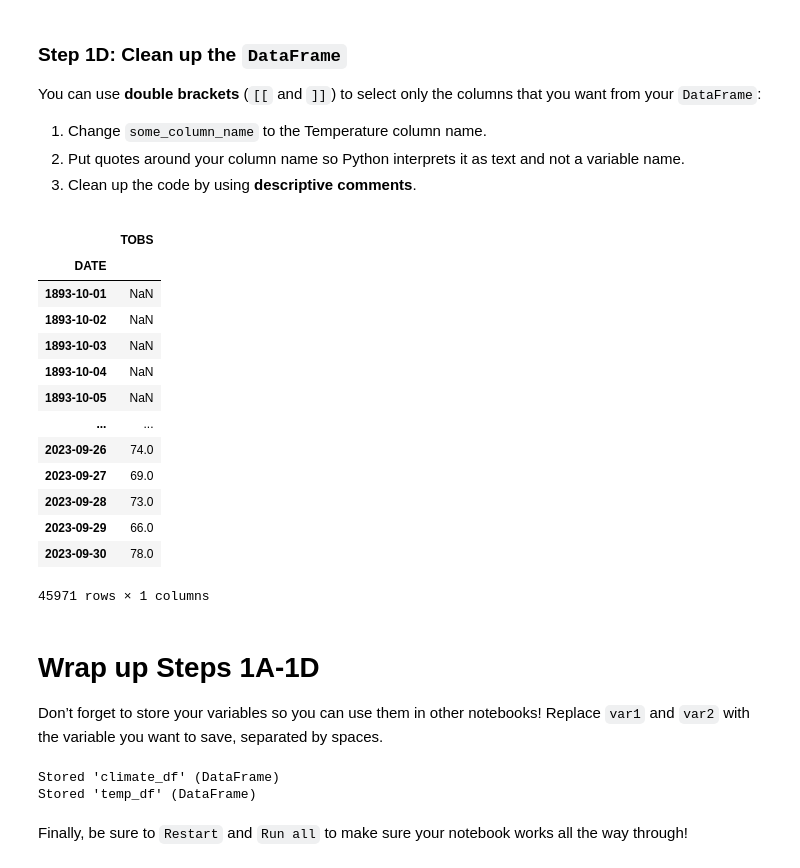
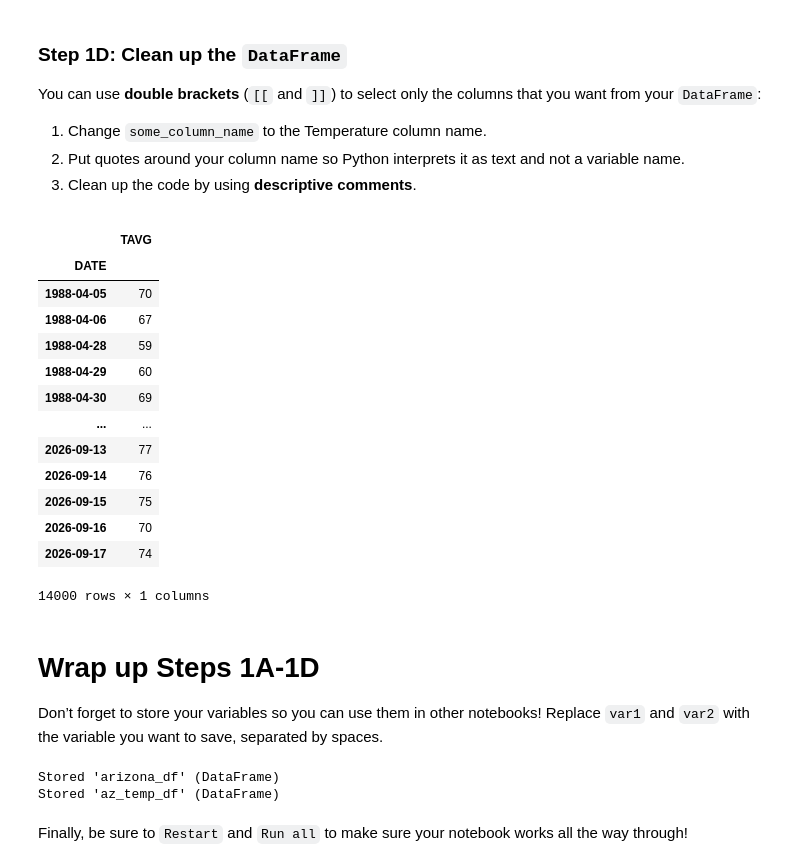
Before and after one commit to lauren-thomas2/01-climate-fall-template, a Jupyter notebook: portfolio-climate-analysis-02.ipynb, the cells around one changed output. Cells and saved outputs as stored; diff of their text form; code cells hidden in the pictures.

```diff
--- a/portfolio-climate-analysis-02.ipynb
+++ b/portfolio-climate-analysis-02.ipynb
@@ -21,17 +21,30 @@ import pandas as pd ### analyze and manipulate data
 
 Here, we'll download some climate data from Arizona in CSV format. I'm interested in this area because some of my research focuses on assessing floodplain organic carbon stocks along the San Pedro River, AZ.
 # %%
+arizona_df = pd.read_csv('muleshoe_ranch_climate_data.csv',
+
+### Tell python which column to use as the index
+index_col='DATE',
+
+### Tell python to treat the DATE as a date
+parse_dates=True,
+
+### Designate NaNs as missing data
+na_values=["NaN"]
+)
+
 ### define project name
-project_name = 'Arizona Climate'
+#project_name = 'Arizona Climate'
 
 ### set up project folders
-project = earthpy.Project(
-    project_name,
-    dirname = 'arizona-climate-data')
+#project = earthpy.Project(
+#    project_name,
+#    dirname = 'arizona-climate-data')
 
 ### download data
-project.get_data('co-flood-extras')
+#project.get_data('co-flood-extras')
 
 ### check where the data ended up
-project.project_dir
+#project.project_dir
+arizona_df
 # %% [output]
@@ -102,33 +126,33 @@ comments</strong>.</li>
 </ol></div></div>
 # %%
 ### create new df that only includes temperature column
-temp_df = climate_df[['TOBS']]
-temp_df
+az_temp_df = arizona_df[['TAVG']]
+az_temp_df
 # %% [output]
-|  | TOBS |
+|  | TAVG |
 | DATE |  |
-| 1893-10-01 | NaN |
-| 1893-10-02 | NaN |
-| 1893-10-03 | NaN |
-| 1893-10-04 | NaN |
-| 1893-10-05 | NaN |
+| 1988-04-05 | 70 |
+| 1988-04-06 | 67 |
+| 1988-04-28 | 59 |
+| 1988-04-29 | 60 |
+| 1988-04-30 | 69 |
 | ... | ... |
-| 2023-09-26 | 74.0 |
-| 2023-09-27 | 69.0 |
-| 2023-09-28 | 73.0 |
-| 2023-09-29 | 66.0 |
-| 2023-09-30 | 78.0 |
+| 2026-09-13 | 77 |
+| 2026-09-14 | 76 |
+| 2026-09-15 | 75 |
+| 2026-09-16 | 70 |
+| 2026-09-17 | 74 |
-45971 rows × 1 columns
+14000 rows × 1 columns
 # %% [markdown]
 # Wrap up Steps 1A-1D
 
 Don’t forget to store your variables so you can use them in other notebooks! Replace `var1` and `var2` with the variable you want to save, separated by spaces.
 # %%
 ### store variables for use in other notebooks
-%store climate_df temp_df
+%store arizona_df az_temp_df
 # %% [output]
-Stored 'climate_df' (DataFrame)
-Stored 'temp_df' (DataFrame)
+Stored 'arizona_df' (DataFrame)
+Stored 'az_temp_df' (DataFrame)
 # %% [markdown]
 Finally, be sure to `Restart` and `Run all` to make sure your notebook
 works all the way through!
```
Also changed, not shown: parts of 4 cells of this notebook, 1 other file.
